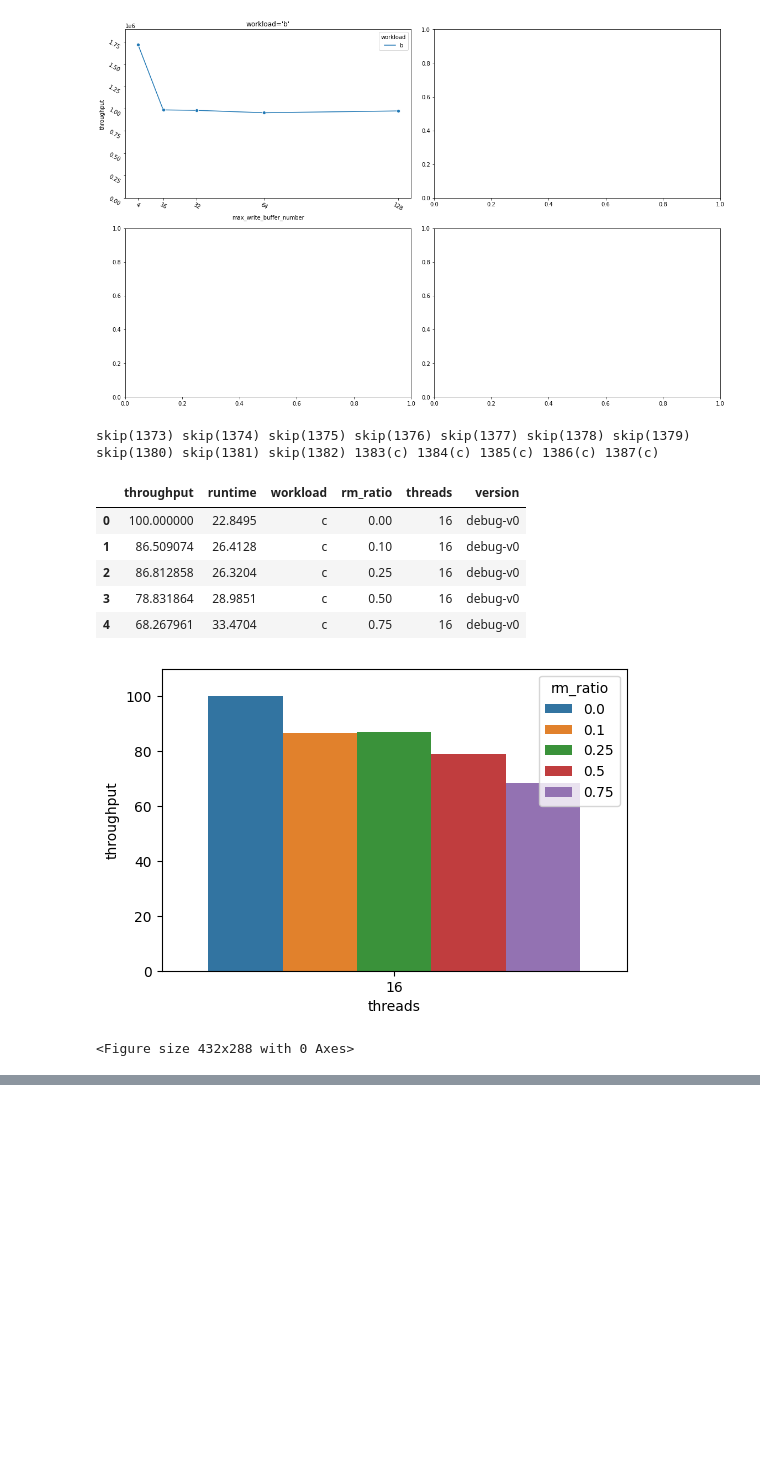
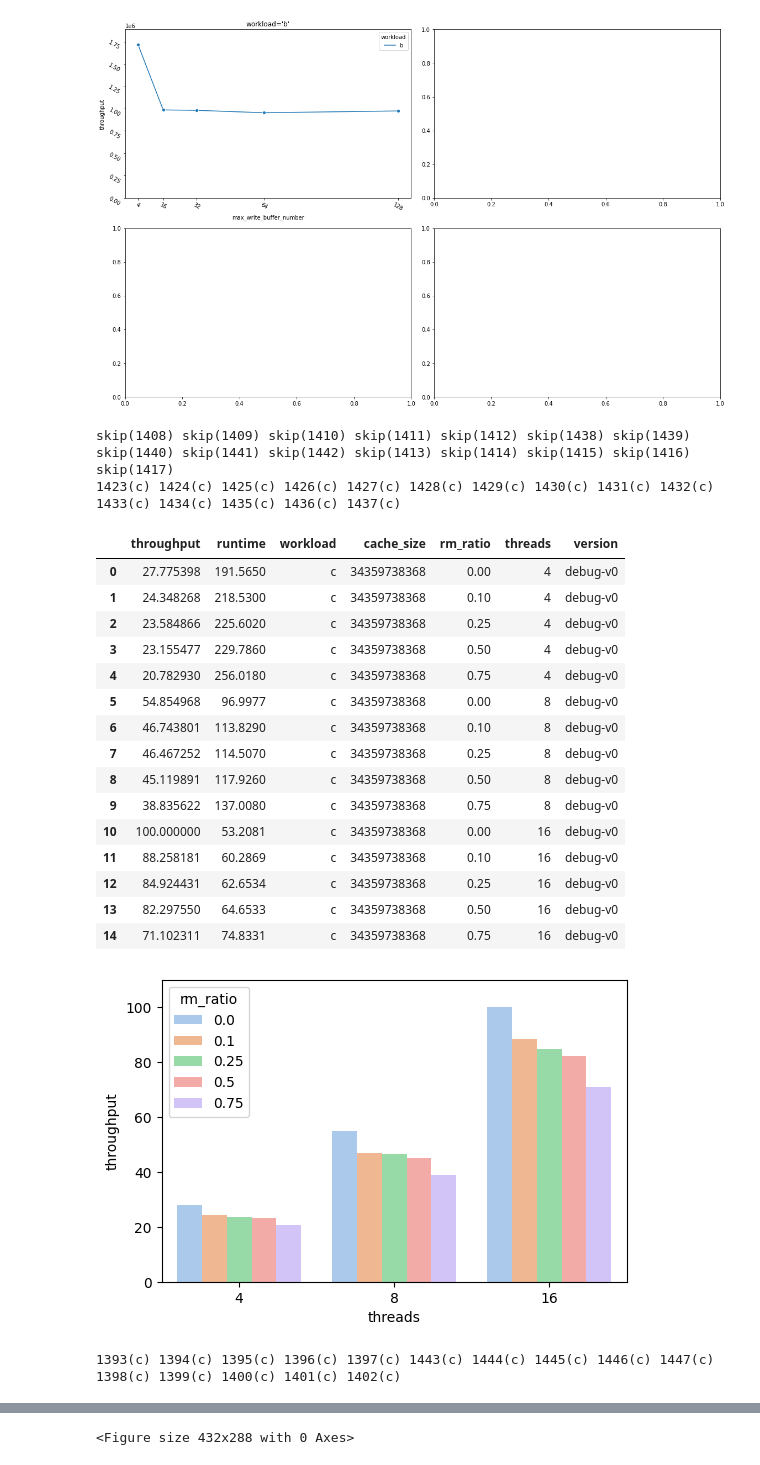
Before and after one commit to RabbitWhite1/d-rocksdb, a Jupyter notebook: ycsb_expr/result.ipynb, the cells around one changed output, grey strips where cells are left out. Drawn from its saved outputs; the diff is of its cells as text; code cells hidden in the pictures; blank space fills up the shorter version.

```diff
--- a/ycsb_expr/result.ipynb
+++ b/ycsb_expr/result.ipynb
@@ -216,7 +216,7 @@ requestdistribution = 'zipfian'
 max_write_buffer_number = 4
 max_background_jobs = 8
 workload = 'c'
-operationcount = 20000000
+operationcount = 40000000
 min_write_buffer_number_to_merge = max_write_buffer_number - 2
 write_buffer_size = 256*1024**2
 recordcount = 134217728
@@ -227,8 +227,8 @@ version = 'debug-v0'
 
 # nrows=2
 # fig, axs = plt.subplots(nrows=nrows, ncols=2, figsize=(16, nrows * 5), squeeze=False)
-for cache_size in [64*1024**3]:
-    for threads in [1,4,16]:
+for cache_size in [8*1024**3,32*1024**3,64*1024**3]:
+    for threads in [4,8,16]:
         # for rm_ratio in [0.0, 0.25,0.5, 0.75]:
         # for rm_ratio in [0.0, 0.4, 0.6, 0.8]:
         for rm_ratio in [0.0,0.1,0.25,0.5, 0.75]:
@@ -241,43 +241,52 @@ for cache_size in [64*1024**3]:
                 continue
             try:
                 single_dict = parse_log(mngr.get_local_log_path(conf_id))
             except:
                 print(f'skip({conf_id}({workload}))', end=' ')
                 continue
             print(f'{conf_id}({workload})', end=' ')
             single_dict['workload'] = workload
+            single_dict['cache_size'] = cache_size
             single_dict['rm_ratio'] = rm_ratio
             single_dict['threads'] = threads
             single_dict['version'] = version
             single_df = pd.DataFrame([single_dict])
             data_df = single_df if data_df is None else pd.concat([data_df, single_df], ignore_index=True)
     print()
     if data_df is None:
         continue
     fig = plt.figure(dpi=100)
     # ax: plt.Axes = axs[ax_id // 2][ax_id % 2]
     ax = plt.gca()
     # ax.set_title(f'{cache_size=}, {table_cache_numshardbits=}')
     data_df['throughput'] /= data_df['throughput'].max()
     data_df['throughput'] *= 100
-    # sns.lineplot(x='rm_ratio', y='throughput', data=data_df, marker='o', ax=ax)
-    # ax.set_xticks(sorted(data_df['rm_ratio'].unique().tolist()))
-    sns.barplot(x='threads', y='throughput', hue='rm_ratio', data=data_df, ax=ax)
+    sns.barplot(x='threads', y='throughput', hue='rm_ratio', data=data_df, ax=ax, palette=sns.color_palette("pastel"))
     ax.set_ylim(0, data_df['throughput'].max() * 1.1)
-    # ax.tick_params(labelrotation=-30)
     ax_id += 1
     mngr.conn.commit()
     display(data_df)
     data_df = None
     plt.show()
 plt.tight_layout()
 # %% [output]
-skip(1373) skip(1374) skip(1375) skip(1376) skip(1377) skip(1378) skip(1379) skip(1380) skip(1381) skip(1382) 1383(c) 1384(c) 1385(c) 1386(c) 1387(c)
+skip(1408) skip(1409) skip(1410) skip(1411) skip(1412) skip(1438) skip(1439) skip(1440) skip(1441) skip(1442) skip(1413) skip(1414) skip(1415) skip(1416) skip(1417)
+1423(c) 1424(c) 1425(c) 1426(c) 1427(c) 1428(c) 1429(c) 1430(c) 1431(c) 1432(c) 1433(c) 1434(c) 1435(c) 1436(c) 1437(c)
-|  | throughput | runtime | workload | rm_ratio | threads | version |
-| 0 | 100.000000 | 22.8495 | c | 0.00 | 16 | debug-v0 |
-| 1 | 86.509074 | 26.4128 | c | 0.10 | 16 | debug-v0 |
-| 2 | 86.812858 | 26.3204 | c | 0.25 | 16 | debug-v0 |
-| 3 | 78.831864 | 28.9851 | c | 0.50 | 16 | debug-v0 |
-| 4 | 68.267961 | 33.4704 | c | 0.75 | 16 | debug-v0 |
+|  | throughput | runtime | workload | cache_size | rm_ratio | threads | version |
+| 0 | 27.775398 | 191.5650 | c | 34359738368 | 0.00 | 4 | debug-v0 |
+| 1 | 24.348268 | 218.5300 | c | 34359738368 | 0.10 | 4 | debug-v0 |
+| 2 | 23.584866 | 225.6020 | c | 34359738368 | 0.25 | 4 | debug-v0 |
+| 3 | 23.155477 | 229.7860 | c | 34359738368 | 0.50 | 4 | debug-v0 |
+| 4 | 20.782930 | 256.0180 | c | 34359738368 | 0.75 | 4 | debug-v0 |
+| 5 | 54.854968 | 96.9977 | c | 34359738368 | 0.00 | 8 | debug-v0 |
+| 6 | 46.743801 | 113.8290 | c | 34359738368 | 0.10 | 8 | debug-v0 |
+| 7 | 46.467252 | 114.5070 | c | 34359738368 | 0.25 | 8 | debug-v0 |
+| 8 | 45.119891 | 117.9260 | c | 34359738368 | 0.50 | 8 | debug-v0 |
+| 9 | 38.835622 | 137.0080 | c | 34359738368 | 0.75 | 8 | debug-v0 |
+| 10 | 100.000000 | 53.2081 | c | 34359738368 | 0.00 | 16 | debug-v0 |
+| 11 | 88.258181 | 60.2869 | c | 34359738368 | 0.10 | 16 | debug-v0 |
+| 12 | 84.924431 | 62.6534 | c | 34359738368 | 0.25 | 16 | debug-v0 |
+| 13 | 82.297550 | 64.6533 | c | 34359738368 | 0.50 | 16 | debug-v0 |
+| 14 | 71.102311 | 74.8331 | c | 34359738368 | 0.75 | 16 | debug-v0 |
-[figure, old version]
+[figure, new version]
-<Figure size 432x288 with 0 Axes>
+1393(c) 1394(c) 1395(c) 1396(c) 1397(c) 1443(c) 1444(c) 1445(c) 1446(c) 1447(c) 1398(c) 1399(c) 1400(c) 1401(c) 1402(c)
@@ -283,0 +310 @@ skip(1373) skip(1374) skip(1375) skip(1376) skip(1377) skip(1378) skip(1379) ski
+<Figure size 432x288 with 0 Axes>
```
Also changed, not shown: parts of 2 cells of this notebook, 11 other files.
